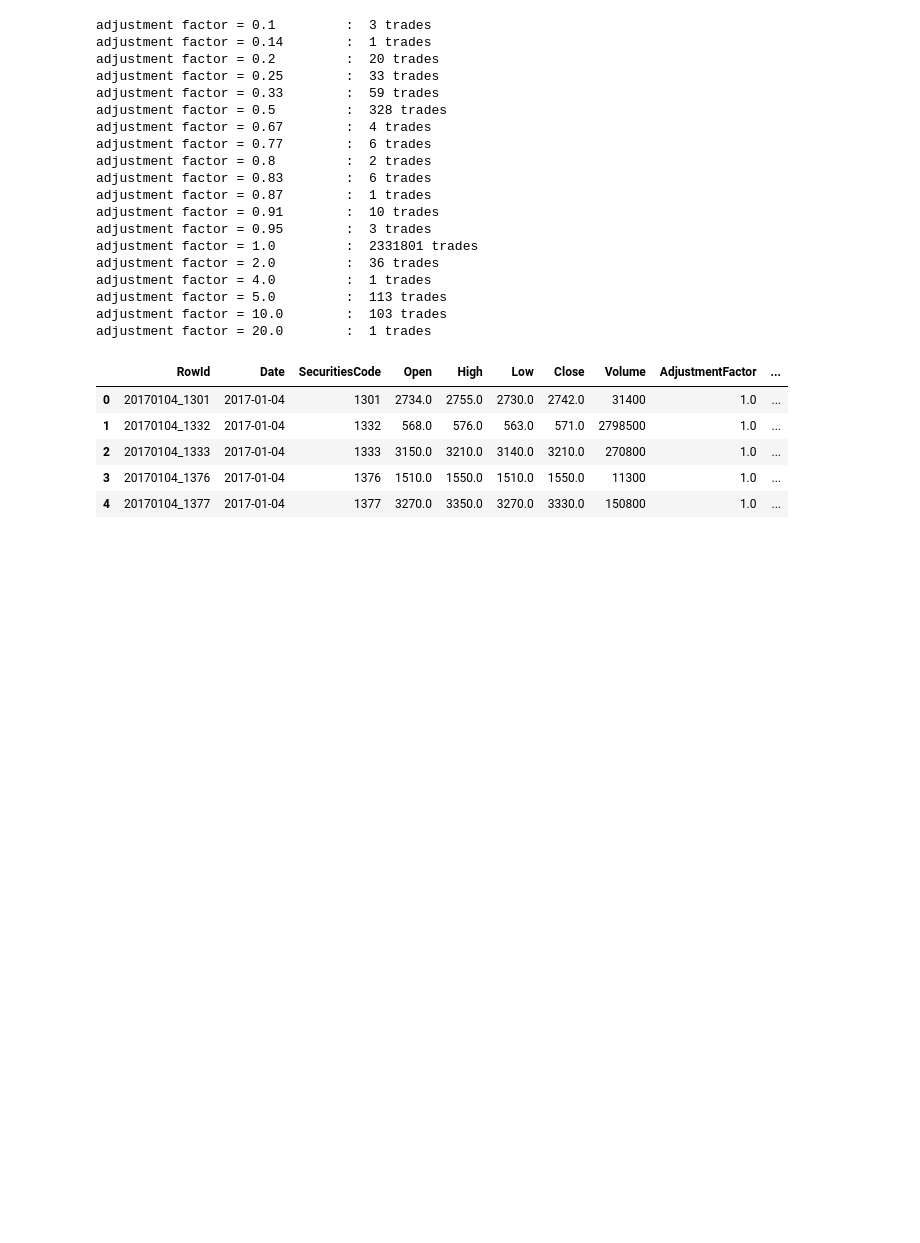
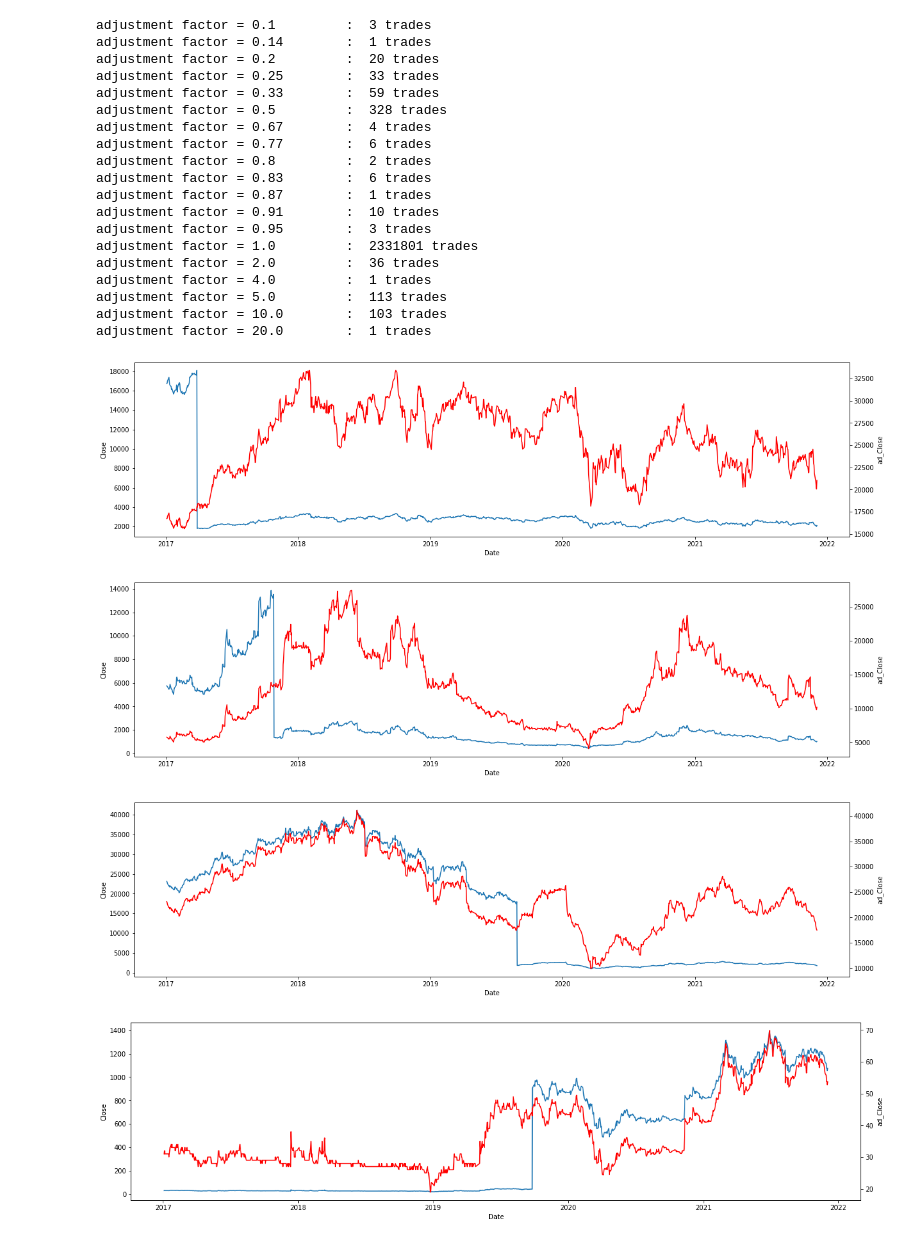
Before and after one commit to valentina-bec/tokyo-stock-exchange, a Jupyter notebook: data.ipynb, the cells around one changed output. Drawn from its saved outputs; the diff is of its cells as text; code cells hidden in the pictures; blank space fills up the shorter version.

Commit message:
adjusted prices

```diff
--- a/data.ipynb
+++ b/data.ipynb
@@ -457,18 +447,43 @@ adjustment factor = 4.0         :  1 trades
 adjustment factor = 5.0         :  113 trades
 adjustment factor = 10.0        :  103 trades
 adjustment factor = 20.0        :  1 trades
-# %%
-prices.head()
-# %% [output]
-|  | RowId | Date | SecuritiesCode | Open | High | Low | Close | Volume | AdjustmentFactor | ... |
-| 0 | 20170104_1301 | 2017-01-04 | 1301 | 2734.0 | 2755.0 | 2730.0 | 2742.0 | 31400 | 1.0 | ... |
-| 1 | 20170104_1332 | 2017-01-04 | 1332 | 568.0 | 576.0 | 563.0 | 571.0 | 2798500 | 1.0 | ... |
-| 2 | 20170104_1333 | 2017-01-04 | 1333 | 3150.0 | 3210.0 | 3140.0 | 3210.0 | 270800 | 1.0 | ... |
-| 3 | 20170104_1376 | 2017-01-04 | 1376 | 1510.0 | 1550.0 | 1510.0 | 1550.0 | 11300 | 1.0 | ... |
-| 4 | 20170104_1377 | 2017-01-04 | 1377 | 3270.0 | 3350.0 | 3270.0 | 3330.0 | 150800 | 1.0 | ... |
-# %%
-def adjust_price():
-    # adjusted close:
-    df = df.sort_values('Date', ascending=False)
-    # CAF: cumulative Adjustment Factor
-    df.loc[:, 'CAF'] = df['A']
+# %%
+def adjust_price(df):
+    # cumulative adjustment factor considering the day shift
+    df.loc[:,'CAF'] = df['AdjustmentFactor'].cumprod().shift(1)
+    # fill nan values
+    df.CAF.fillna(1, inplace=True)
+    # prices to be adjusted
+    prices =[ 'Open', 'High', 'Low', 'Close']
+
+    for x in prices:
+        df.loc[:,'ad_' + str(x)]  = df[x] / df['CAF']
+
+    # adjust volume
+    df['ad_Volume'] = df['Volume'] * df['CAF']
+    df.drop('CAF', axis=1, inplace=True)
+
+    return df
+# %%
+# create an empty new DataFrame
+adjusted_data = pd.DataFrame(columns = prices.columns)
+
+for i in tqdm([8876, 6630, 7453, 7638]): #tqdm(prices.SecuritiesCode.unique()):
+    df = prices.query('SecuritiesCode ==@i')
+    adjusted_df = adjust_price(df)
+    adjusted_data = pd.concat([adjusted_data, adjusted_df ], axis=0)
+# %%
+def plot_stock(df, Code):
+    single_stock = df.query('SecuritiesCode==@Code')
+    plt.figure(figsize=(20,5))
+    sns.lineplot(data=single_stock, y='Close', x='Date')
+    ax2 = plt.twinx()
+    sns.lineplot(data=single_stock, y='ad_Close', x='Date', color='red')
+# %%
+for i in [8876, 6630, 7453, 7638]:
+    plot_stock(adjusted_data, i)
+# %% [output]
+[figure, added]
+[figure, added]
+[figure, added]
+[figure, added]
```
Also changed, not shown: parts of 8 cells of this notebook.
